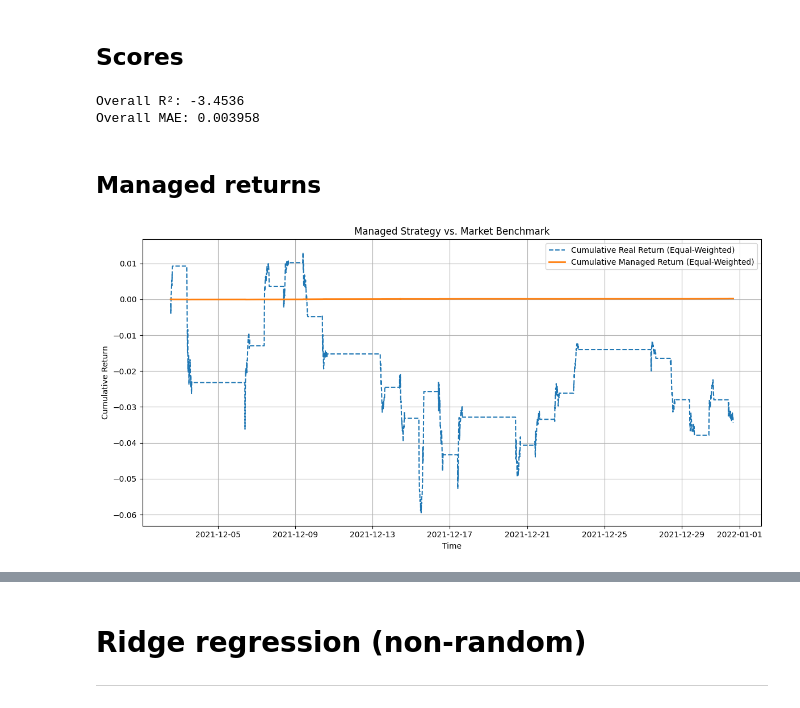
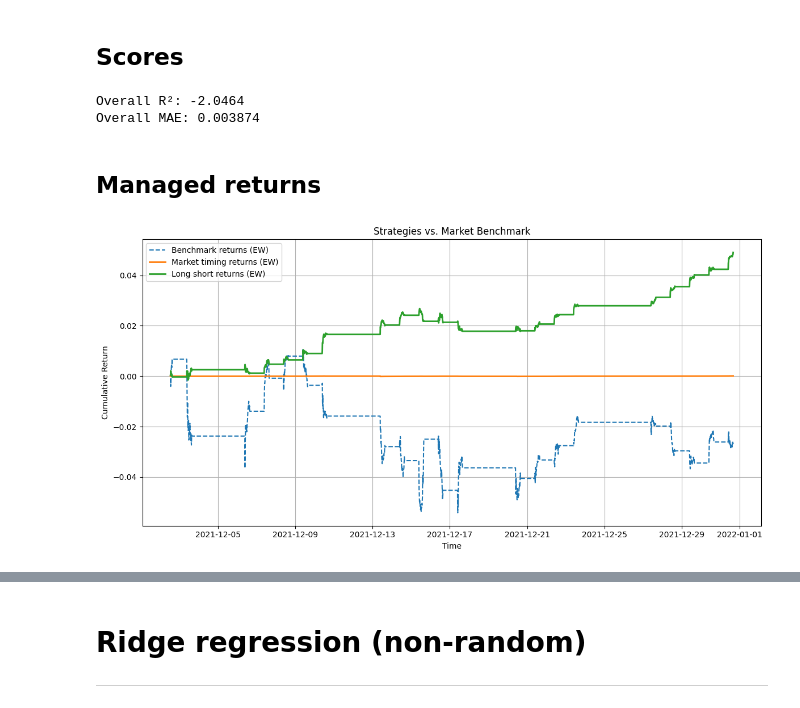
Before and after one commit to PipsCods/High-Frequency-Trading-with-Deep-Learning, a Jupyter notebook: src/notebooks/rui_regressions.ipynb, the cells around one changed output, grey strips where cells are left out. Cells and saved outputs as stored; diff of their text form; code cells hidden in the pictures.

```diff
--- a/src/notebooks/rui_regressions.ipynb
+++ b/src/notebooks/rui_regressions.ipynb
@@ -95,7 +95,7 @@ table1.head(2)
 | 2021-12-01 11:20:00 | A | ZDBNPKTJYVUHACX | 151.545 | -4.071874 | 0.001024 | 0.001389 | -0.001288 | 0.002550 | ... |
 # %%
 # Take some random stocks
-nb_random_stocks = 100
+nb_random_stocks = 1000
 list_of_symbols = table1['SYMBOL'].unique()
 
 random_stocks = np.random.choice(list_of_symbols, nb_random_stocks)
@@ -147,7 +147,12 @@ ___
 # %%
 from sklearn.linear_model import LinearRegression
 
-def run_regression_for_symbol(symbol, group, features=features, train_window=train_window):
+def run_regression_for_symbol(symbol, group, features=None, train_window=None):
+    if features is None:
+        features = ['your', 'default', 'features']
+    if train_window is None:
+        train_window = 12
+
     group = group.sort_values("timestamp")
     splitting_train, splitting_test = rolling_sampling(group, train_window)
 
@@ -173,7 +178,8 @@ def run_regression_for_symbol(symbol, group, features=features, train_window=tra
             'timestamp': slice_test,
             'y_true': y_test,
             'y_pred': y_pred[0],
-            'managed_return': y_pred[0] * y_test
+            'market_timing_returns': y_pred[0] * y_test,
+            'long_short_strategy': np.sign(y_pred[0]) * y_test
         })
 
     return results
@@ -200,29 +206,32 @@ mae = mean_absolute_error(df_predictions['y_true'], df_predictions['y_pred'])
 print(f"Overall R²: {r2:.4f}")
 print(f"Overall MAE: {mae:.6f}")
 # %% [output]
-Overall R²: -3.4536
-Overall MAE: 0.003958
+Overall R²: -2.0464
+Overall MAE: 0.003874
 # %% [markdown]
 ## Managed returns
 # %%
-# Our strategy returns
-realized_returns = df_predictions[['managed_return']].groupby(level=1).mean()
-df_cum = realized_returns.cumsum()
+# Our market timing returns
+market_timing_returns = df_predictions[['market_timing_returns']].groupby(level=1).mean()
+
+# Our market long_short strategy returns
+long_short_returns = df_predictions[['long_short_strategy']].groupby(level=1).mean()
 
 # Market benchmark
-real_returns = df_predictions[['y_true']].groupby(level=1).mean()
-df_real_cum = real_returns.cumsum()
+benchmark_returns = df_predictions[['y_true']].groupby(level=1).mean()
 # %%
 plt.figure(figsize=(12, 6))
-plt.plot(df_real_cum, label="Cumulative Real Return (Equal-Weighted)", linestyle="--")
-plt.plot(df_cum, label="Cumulative Managed Return (Equal-Weighted)", linewidth=2)
+plt.plot(benchmark_returns.cumsum(), label="Benchmark returns (EW)", linestyle="--")
+plt.plot(market_timing_returns.cumsum(), label="Market timing returns (EW)", linewidth=2)
+plt.plot(long_short_returns.cumsum(), label="Long short returns (EW)", linewidth=2)
+
 plt.xlabel("Time")
 plt.ylabel("Cumulative Return")
-plt.title("Managed Strategy vs. Market Benchmark")
+plt.title("Strategies vs. Market Benchmark")
 plt.legend()
 plt.grid(True)
 plt.tight_layout()
 plt.show()
 # %% [output]
-[figure, old version]
+[figure, new version]
 # %%
```
Also changed, not shown: parts of 12 cells of this notebook.
